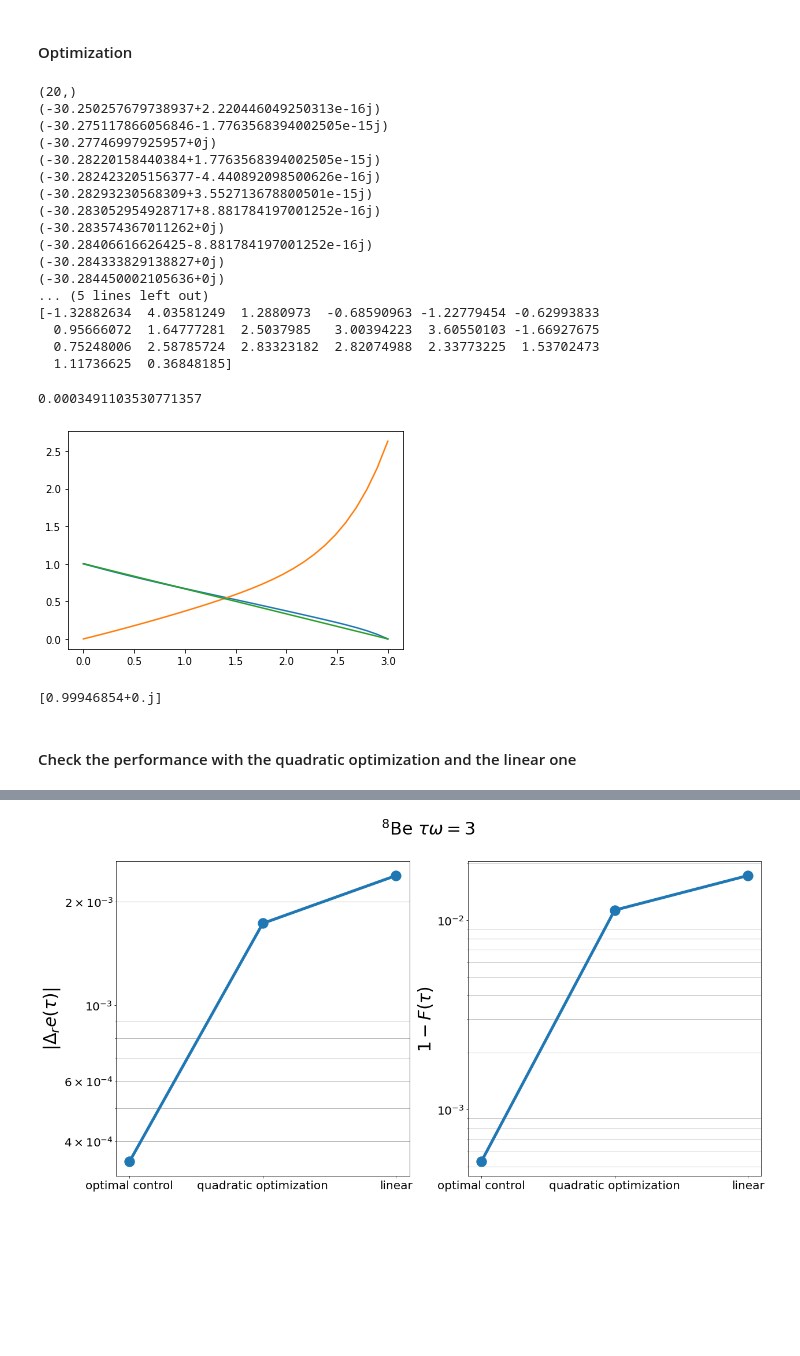
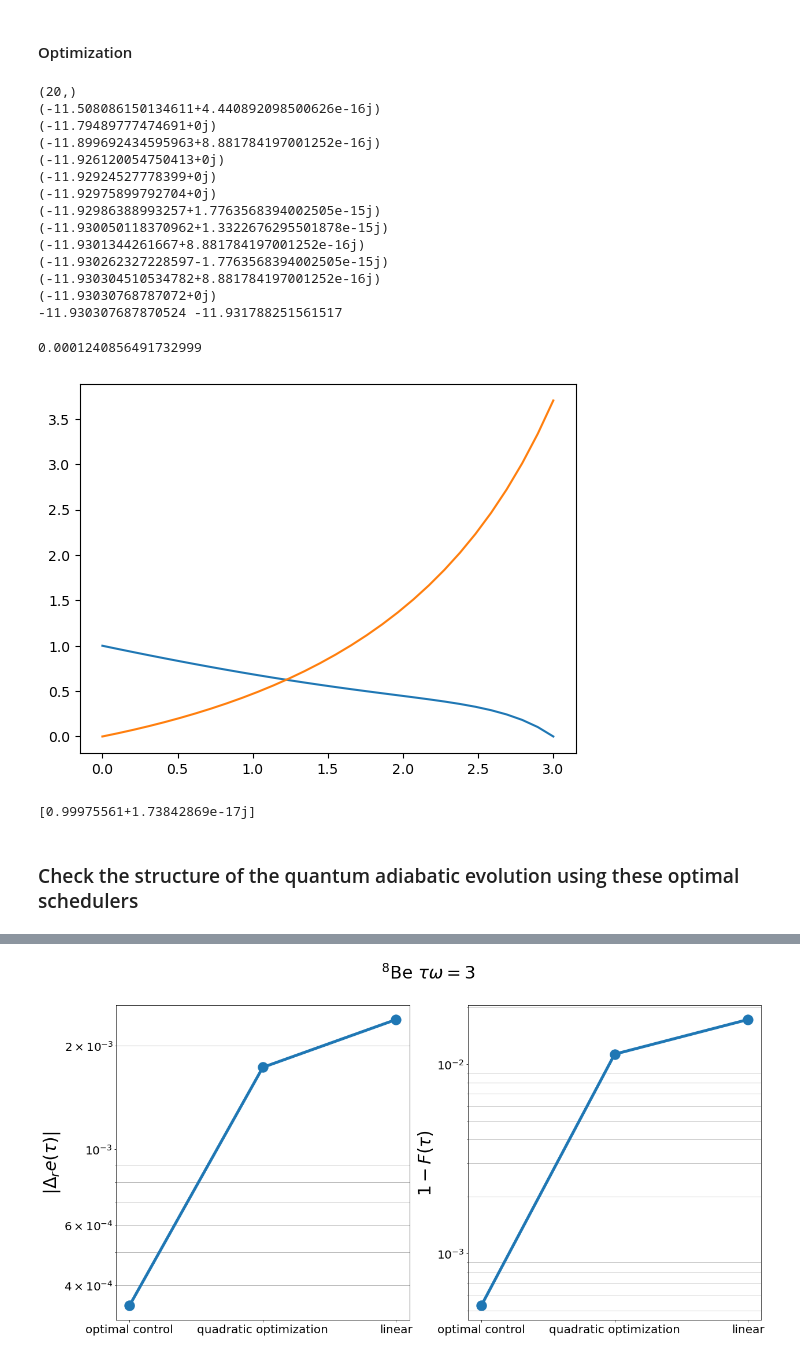
Before and after one commit to emacosta95/2nd_qa4nsm, a Jupyter notebook: optimal_scheduler.ipynb, the cells around one changed output, grey strips where cells are left out. Cells and saved outputs as stored; diff of their text form; code cells hidden in the pictures; blank space fills up the shorter version.

Commit message:
correct the optimal control scheduler

```diff
--- a/optimal_scheduler.ipynb
+++ b/optimal_scheduler.ipynb
@@ -216,9 +206,12 @@ plt.show()
 # %% [markdown]
 #### Optimization
 # %%
+# we initialize the optimal control model, we need an initial state, the H_T and H_D, the Hamiltonian to minimize (in this case H_T)
+
 model=SchedulerModel(initial_state=psi_configuration,target_hamiltonian=TargetHamiltonian.hamiltonian,initial_hamiltonian=InitialHamiltonian.hamiltonian,reference_hamiltonian=TargetHamiltonian.hamiltonian,tf=tf,nsteps=nsteps,number_of_parameters=number_of_parameters,type='power law',seed=42,mode='annealing ansatz')
 print(model.parameters.shape)
 
+# we use a minimization algorithm from scipy
 res = minimize(
                     model.forward,
                     model.parameters,
@@ -229,42 +222,39 @@ res = minimize(
 
                 )
 
+# we update the model parameters with the optimal found ones
 model.parameters = res.x
+# compute the energy of the final state
 energy = model.forward(model.parameters)
 print(energy,egs)
-print(model.parameters)
 # %% [output]
 (20,)
-(-30.250257679738937+2.220446049250313e-16j)
-(-30.275117866056846-1.7763568394002505e-15j)
-(-30.27746997925957+0j)
-(-30.28220158440384+1.7763568394002505e-15j)
-(-30.282423205156377-4.440892098500626e-16j)
-(-30.28293230568309+3.552713678800501e-15j)
-(-30.283052954928717+8.881784197001252e-16j)
-(-30.283574367011262+0j)
-(-30.28406616626425-8.881784197001252e-16j)
-(-30.284333829138827+0j)
-(-30.284450002105636+0j)
-... (5 lines left out)
-[-1.32882634  4.03581249  1.2880973  -0.68590963 -1.22779454 -0.62993833
-  0.95666072  1.64777281  2.5037985   3.00394223  3.60550103 -1.66927675
-  0.75248006  2.58785724  2.83323182  2.82074988  2.33773225  1.53702473
-  1.11736625  0.36848185]
+(-11.508086150134611+4.440892098500626e-16j)
+(-11.79489777474691+0j)
+(-11.899692434595963+8.881784197001252e-16j)
+(-11.926120054750413+0j)
+(-11.92924527778399+0j)
+(-11.92975899792704+0j)
+(-11.92986388993257+1.7763568394002505e-15j)
+(-11.930050118370962+1.3322676295501878e-15j)
+(-11.9301344261667+8.881784197001252e-16j)
+(-11.930262327228597-1.7763568394002505e-15j)
+(-11.930304510534782+8.881784197001252e-16j)
+(-11.93030768787072+0j)
+-11.930307687870524 -11.931788251561517
 # %%
 print(np.abs(energy-egs)/np.abs(egs))
-h_driver,h_target=model.get_driving()
-plt.plot(model.time,h_driver)
-plt.plot(model.time,h_target)
-plt.plot(model.time,1-model.time/model.tf)
+optimal_driver_scheduler,optimal_target_scheduler=model.get_driving()
+plt.plot(model.time,optimal_driver_scheduler,label=r'$A_{\mathrm{opt}}(t)$')
+plt.plot(model.time,optimal_target_scheduler,label=r'$B_{\mathrm{opt}}(t)$')
 plt.show()
 print(model.psi.conjugate()@psi0*(psi0.conjugate().transpose() @ model.psi))
 # %% [output]
-0.0003491103530771357
+0.0001240856491732999
-[figure, old version]
+[figure, new version]
-[0.99946854+0.j]
+[0.99975561+1.73842869e-17j]
-# %% [markdown]
-#### Check the performance with the quadratic optimization and the linear one
+# %% [markdown]
+### Check the structure of the quantum adiabatic evolution using these optimal schedulers
 # %%
 
 nlevels=10
```
Also changed, not shown: parts of 13 cells of this notebook, 3 other files.
